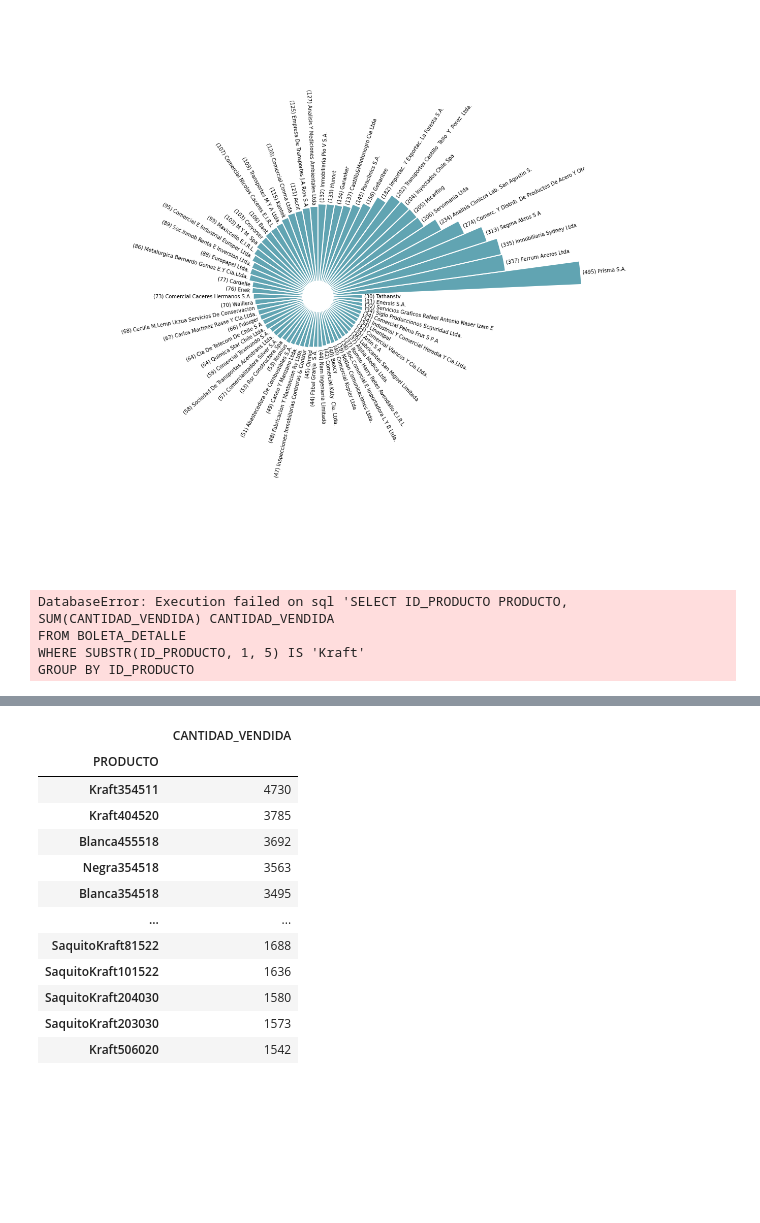
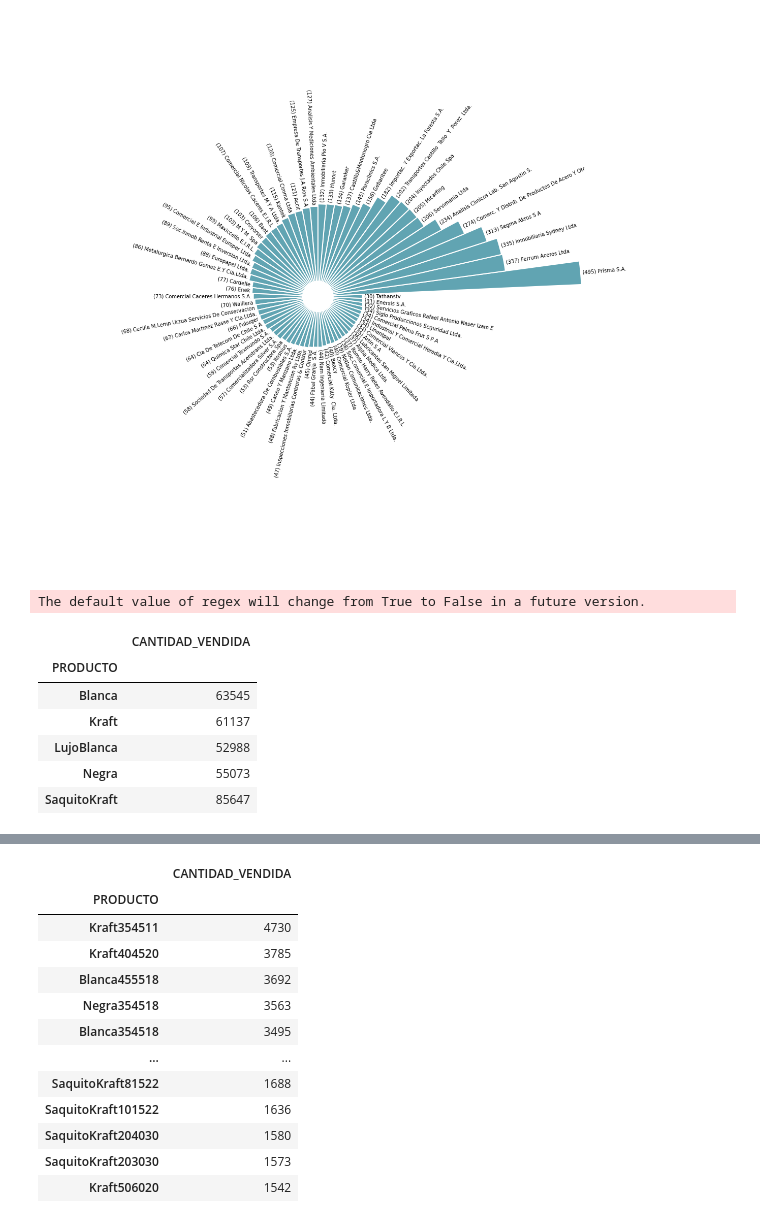
Before and after one commit to melipass/umayor-business-intelligence, a Jupyter notebook: tarea-1b/1 - Testing.ipynb, the cells around one changed output, grey strips where cells are left out. Drawn from its saved outputs; the diff is of its cells as text; code cells hidden in the pictures; blank space fills up the shorter version.

```diff
--- a/tarea-1b/1 - Testing.ipynb
+++ b/tarea-1b/1 - Testing.ipynb
@@ -360,16 +360,21 @@ for bar, angle, height, label, pedidos in zip(bars,angles, heights, pedidos_clie
 # %% [output]
 [figure]
 # %%
-kraft_mas_vendidos = send_query("""SELECT ID_PRODUCTO PRODUCTO, SUM(CANTIDAD_VENDIDA) CANTIDAD_VENDIDA
+productos_mas_vendidos = send_query("""SELECT ID_PRODUCTO PRODUCTO, SUM(CANTIDAD_VENDIDA) CANTIDAD_VENDIDA
 FROM BOLETA_DETALLE
-WHERE SUBSTR(ID_PRODUCTO, 1, 5) IS 'Kraft'
 GROUP BY ID_PRODUCTO
 ORDER BY 2 DESC
 """)
+productos_mas_vendidos["PRODUCTO"] = productos_mas_vendidos["PRODUCTO"].str.replace('\d+', '')
+productos_mas_vendidos = productos_mas_vendidos.groupby(["PRODUCTO"]).sum()
 productos_mas_vendidos
 # %% [output]
-DatabaseError: Execution failed on sql 'SELECT ID_PRODUCTO PRODUCTO, SUM(CANTIDAD_VENDIDA) CANTIDAD_VENDIDA
-FROM BOLETA_DETALLE
-WHERE SUBSTR(ID_PRODUCTO, 1, 5) IS 'Kraft'
-GROUP BY ID_PRODUCTO
+The default value of regex will change from True to False in a future version.
+|  | CANTIDAD_VENDIDA |
+| PRODUCTO |  |
+| Blanca | 63545 |
+| Kraft | 61137 |
+| LujoBlanca | 52988 |
+| Negra | 55073 |
+| SaquitoKraft | 85647 |
 # %%
```
Also changed, not shown: parts of 1 cell of this notebook.
